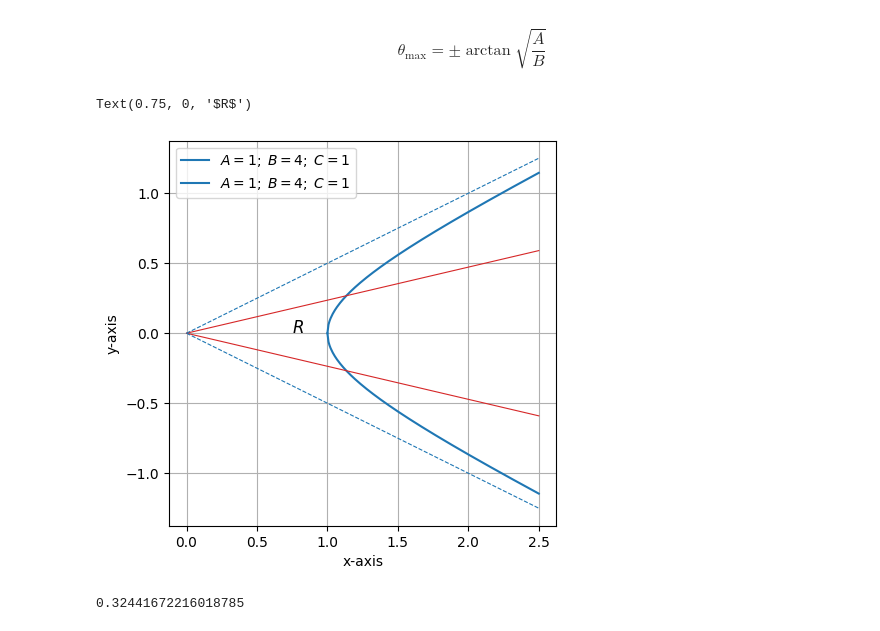
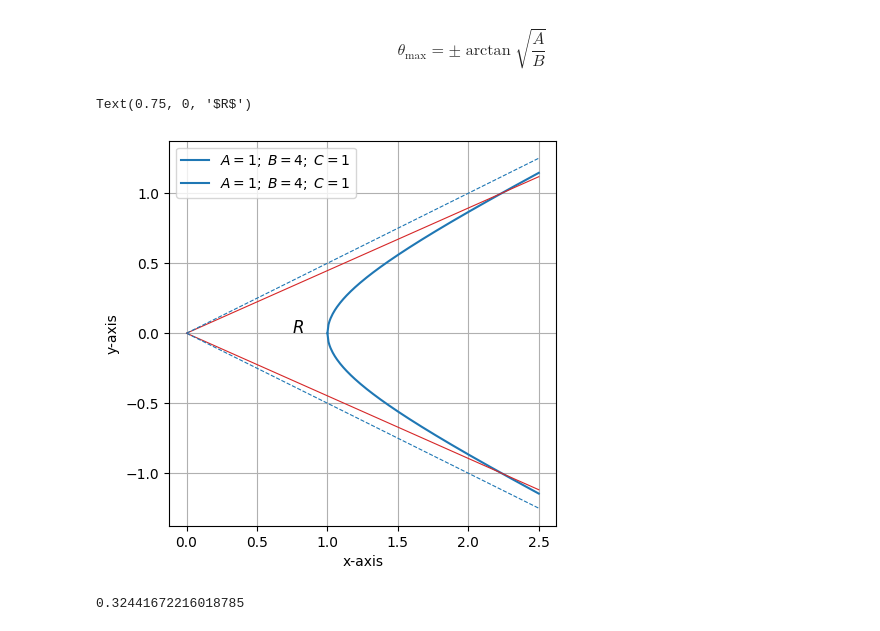
Before and after one commit to jordandll/MultivariableCalculus, a Jupyter notebook: DoubleIntegrals/Appendices/LineIntegrals.ipynb, the cells around one changed output. Saved outputs shown, nothing was run; the diff lists cells and outputs as text; code cells hidden in the pictures.

```diff
--- a/DoubleIntegrals/Appendices/LineIntegrals.ipynb
+++ b/DoubleIntegrals/Appendices/LineIntegrals.ipynb
@@ -966,37 +966,37 @@ $$ \pm\sqrt{A}\cos\theta = \pm\sqrt{B}\sin\theta \quad\therefore$$
 # %%
 # Define the parameters.
 A = 1; B = 4; C = 1
 theta_max = np.arctan(np.sqrt(A/B))
-alpha = theta_max/2
+alpha = np.arctan(1/np.sqrt(5))
+x_f_min = np.sqrt(C/A)
 
 # Create the domain(s).
-x_f = np.linspace(1.00,2.5,num=200)
+x_f = np.linspace(x_f_min+0.00,2.5,num=200)
 x_g = np.linspace(0,2.5,num=20)
 
 # Define the curves.
 f = np.sqrt((A*x_f**2-C)/B)
 g = np.tan(alpha)*x_g
 G = np.tan(theta_max)*x_g
 
 # Create the figure and axes.
 fig, ax = plt.subplots(figsize=(5,5))
 ax.set_xlabel('x-axis')
 ax.set_ylabel('y-axis')
 ax.grid()
 # ylim=ax.set_ylim(-0.55,0.55)
 
 # Plot the curves.
 ax.plot(x_f,f,x_f,-f,color='tab:blue',label=r'$A=1;\;B=4;\;C=1$')
 ax.plot(x_g,g,x_g,-g,color='tab:red',lw=0.8)
 ax.plot(x_g,G,x_g,-G,color='tab:blue',ls='--',lw=0.8)
 ax.legend()
 
 # Label the region.
 ax.text(0.75,0,r'$R$',size=12)
-ax.annotate(r'$y_i$',()
 # %% [output]
 Text(0.75, 0, '$R$')
-[figure, old version]
+[figure, new version]
 # %%
 np.sinh(t_1)/2
 # %% [output]
```
Also changed, not shown: parts of 33 cells of this notebook.
